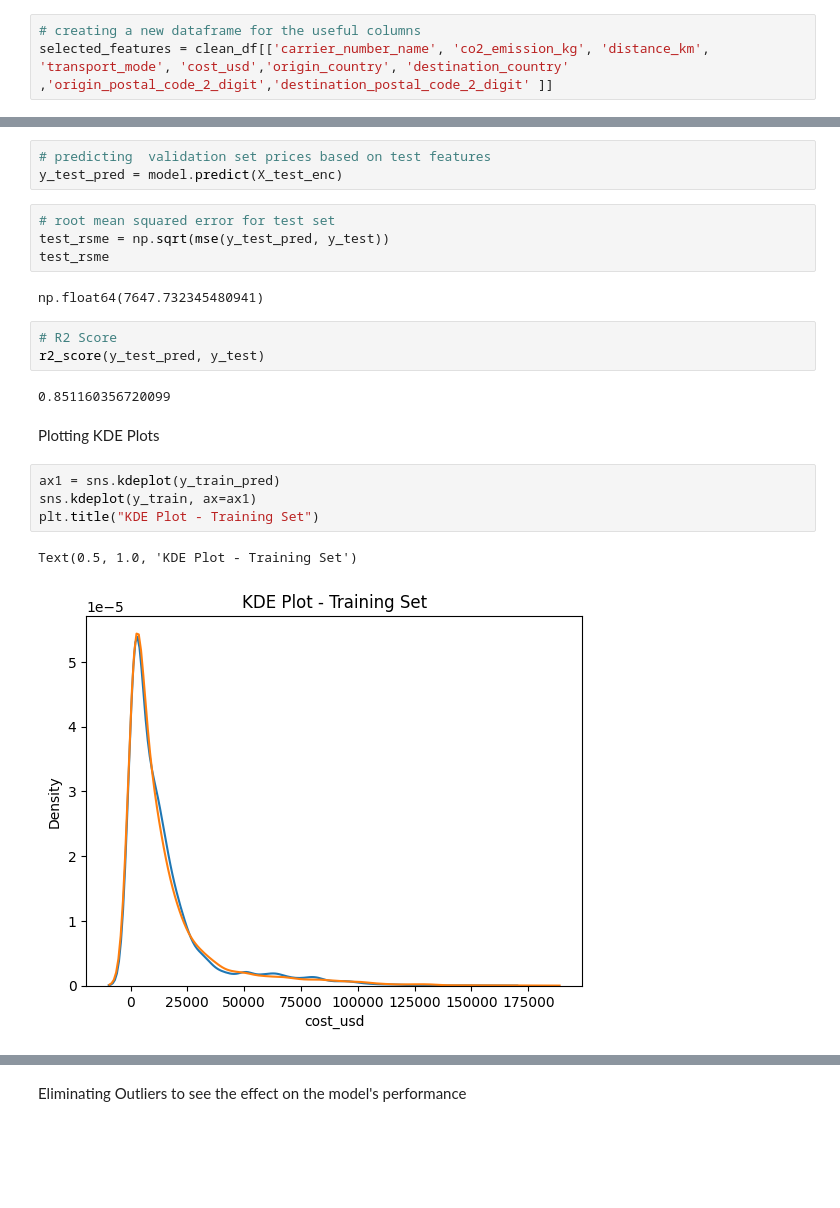
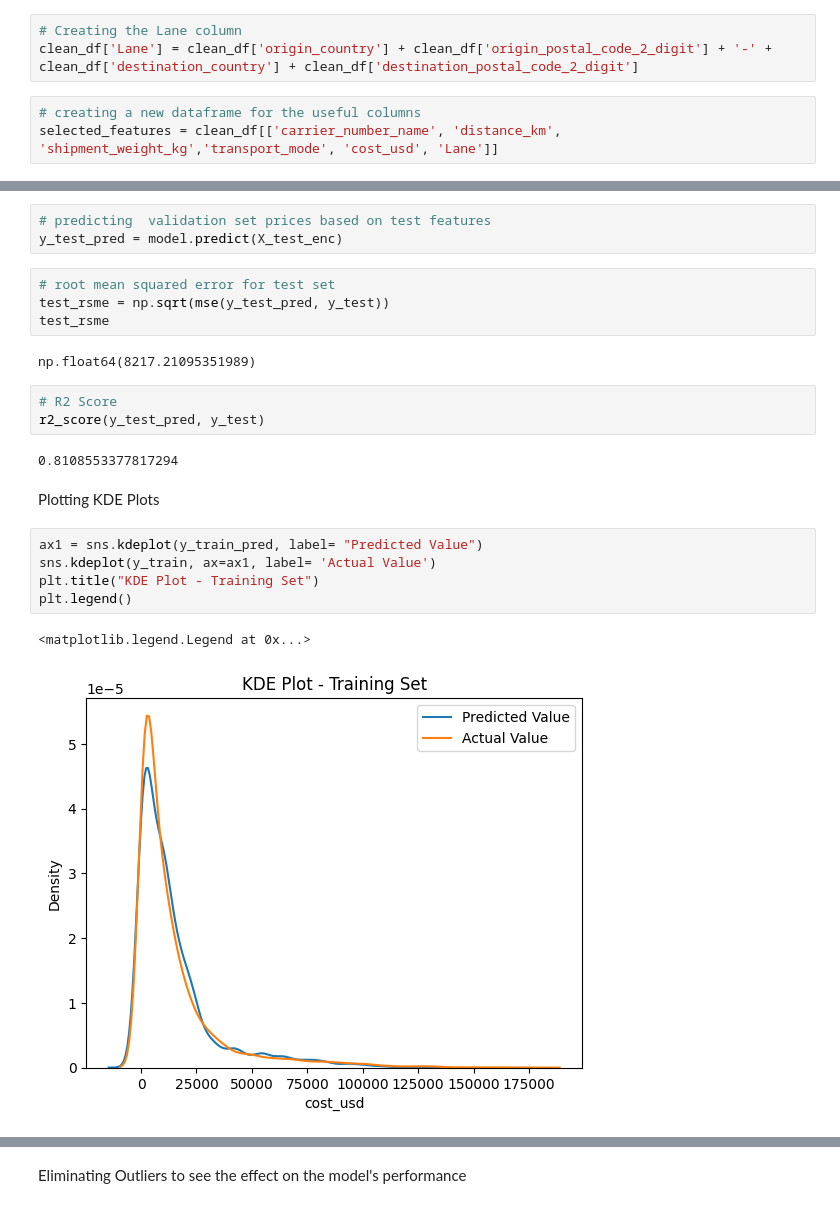
Before and after one commit to rick-a-commits/logistics-cost-and-carrier-segmentation, a Jupyter notebook: pricing_model.ipynb, the cells around one changed output, grey strips where cells are left out. Cells and saved outputs as stored; diff of their text form; blank space fills up the shorter version.

Commit message:
Removed emmissions from features and created 'Lane'  as a new feature followed by dropping the individual lane components

```diff
--- a/pricing_model.ipynb
+++ b/pricing_model.ipynb
@@ -101,6 +103,9 @@ Based on domain knowledge, and data from the heatmap, I will use the following a
+# %%
+# Creating the Lane column
+clean_df['Lane'] = clean_df['origin_country'] + clean_df['origin_postal_code_2_digit'] + '-' + clean_df['destination_country'] + clean_df['destination_postal_code_2_digit']
 # %%
 # creating a new dataframe for the useful columns
-selected_features = clean_df[['carrier_number_name', 'co2_emission_kg', 'distance_km', 'transport_mode', 'cost_usd','origin_country', 'destination_country' ,'origin_postal_code_2_digit','destination_postal_code_2_digit' ]]
+selected_features = clean_df[['carrier_number_name', 'distance_km', 'shipment_weight_kg','transport_mode', 'cost_usd', 'Lane']]
 # %%
 #df info
 selected_features.info()
@@ -211,18 +213,19 @@ y_test_pred = model.predict(X_test_enc)
 test_rsme = np.sqrt(mse(y_test_pred, y_test))
 test_rsme
 # %% [output]
-np.float64(7647.732345480941)
+np.float64(8217.21095351989)
 # %%
 # R2 Score
 r2_score(y_test_pred, y_test)
 # %% [output]
-0.851160356720099
+0.8108553377817294
 # %% [markdown]
 Plotting KDE Plots
 # %%
-ax1 = sns.kdeplot(y_train_pred)
-sns.kdeplot(y_train, ax=ax1)
+ax1 = sns.kdeplot(y_train_pred, label= "Predicted Value")
+sns.kdeplot(y_train, ax=ax1, label= 'Actual Value')
 plt.title("KDE Plot - Training Set")
+plt.legend()
 # %% [output]
-Text(0.5, 1.0, 'KDE Plot - Training Set')
+<matplotlib.legend.Legend at 0x...>
-[figure, old version]
+[figure, new version]
```
Also changed, not shown: parts of 22 cells of this notebook, 2 other files.
